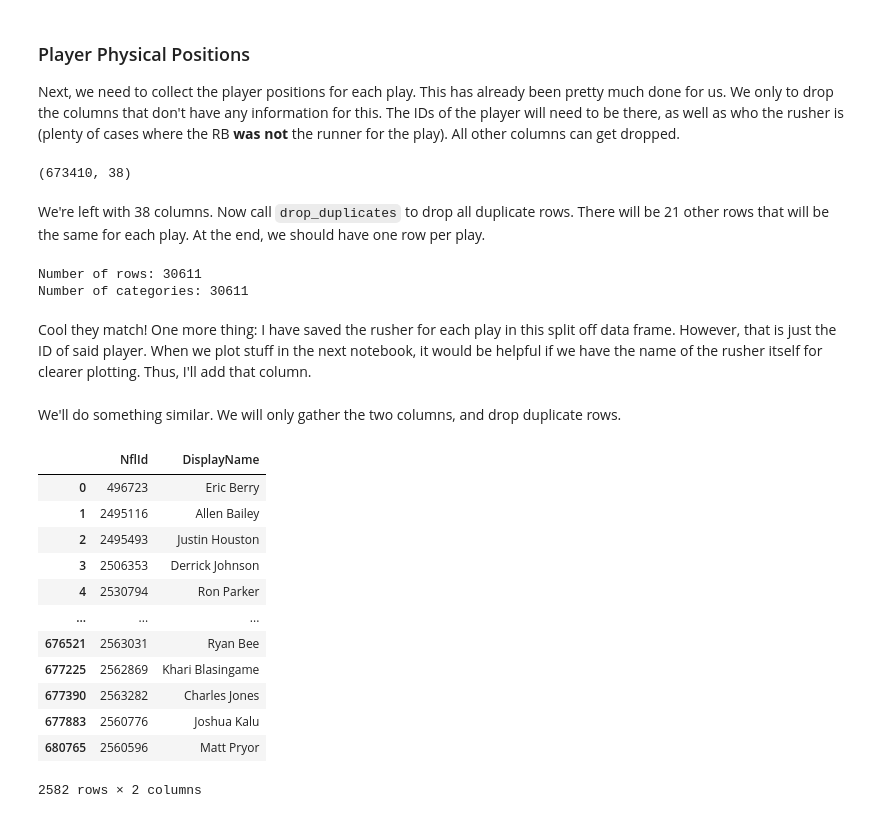
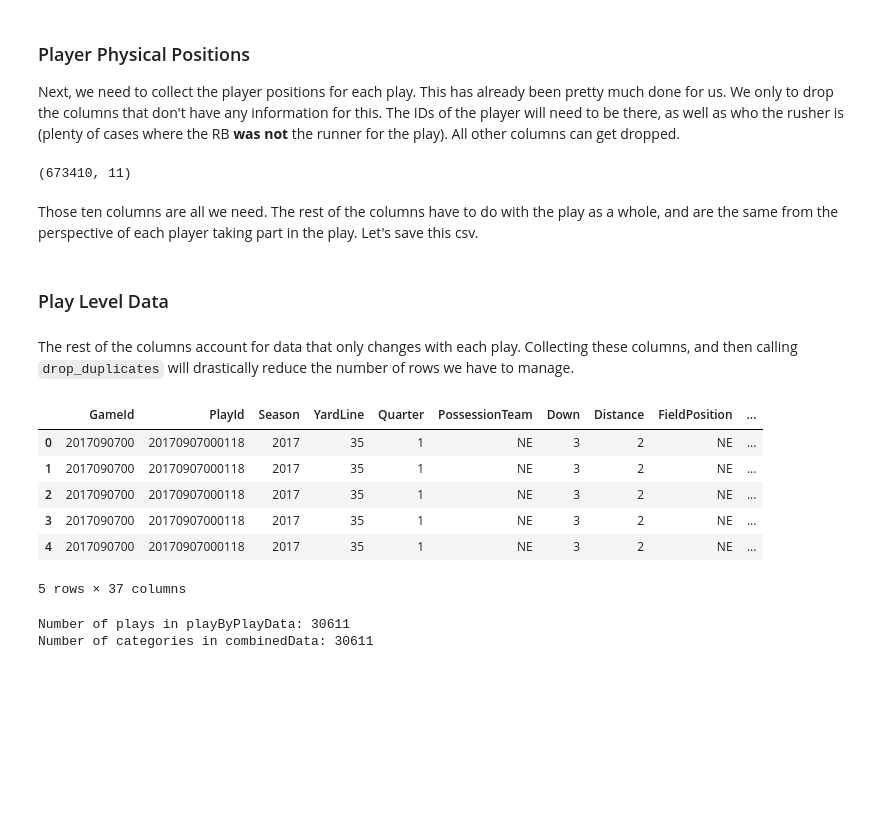
Before and after one commit to MughilM/Data-Science-Projects, a Jupyter notebook: NFL NextGen/1 - Data Cleaning.ipynb, the cells around one changed output. Saved outputs shown, nothing was run; the diff lists cells and outputs as text; code cells hidden in the pictures; blank space fills up the shorter version.

Commit message:
Added final section and conclusion of data cleaning

```diff
--- a/NFL NextGen/1 - Data Cleaning.ipynb
+++ b/NFL NextGen/1 - Data Cleaning.ipynb
@@ -370,13 +370,11 @@ playerChara.to_csv('./Data/playerData.csv')
 Next, we need to collect the player positions for each play. This has already been pretty much done for us. We only to drop the columns that don't have any information for this. The IDs of the player will need to be there, as well as who the rusher is (plenty of cases where the RB **was not** the runner for the play). All other columns can get dropped.
 # %%
 # Columns that differ player to player play to play...
-playerLevelCols = ['Team', 'X', 'Y', 'S', 'A', 'Dis', 'Orientation', 'Dir', 'NflId',
-                   'DisplayName', 'JerseyNumber', 'PlayerHeight', 'PlayerWeight',
-                   'PlayerBirthDate', 'PlayerCollegeName', 'Position']
+positionLevelCols = ['Team', 'X', 'Y', 'S', 'A', 'Dis', 'Orientation', 'Dir', 'NflId']
 # The rest of only differ from play to play...
-playByPlayData = combinedData.drop(columns=playerLevelCols)
-playByPlayData.shape
+positionData = combinedData[['GameId', 'PlayId'] + positionLevelCols]
+positionData.shape
 # %% [output]
-(673410, 38)
+(673410, 11)
-# %% [markdown]
-We're left with 38 columns. Now call `drop_duplicates` to drop all duplicate rows. There will be 21 other rows that will be the same for each play. At the end, we should have one row per play.
+# %% [markdown]
+Those ten columns are all we need. The rest of the columns have to do with the play as a whole, and are the same from the perspective of each player taking part in the play. Let's save this csv.
@@ -383,28 +383,25 @@ We're left with 38 columns. Now call `drop_duplicates` to drop all duplicate row
+# %% [markdown]
+### Play Level Data
+# %% [markdown]
+The rest of the columns account for data that only changes with each play. Collecting these columns, and then calling `drop_duplicates` will drastically reduce the number of rows we have to manage.
+# %%
+# Drop the columns in the preivous two data frames,
+# except for the game and play ID.
+# Add JerseyNumber and GameClock to the list because those wasn't dropped.
+playByPlayData = combinedData.drop(columns=positionLevelCols + playerCharaCols + ['JerseyNumber', 'GameClock'])
+playByPlayData.head()
+# %% [output]
+|  | GameId | PlayId | Season | YardLine | Quarter | PossessionTeam | Down | Distance | FieldPosition | ... |
+| 0 | 2017090700 | 20170907000118 | 2017 | 35 | 1 | NE | 3 | 2 | NE | ... |
+| 1 | 2017090700 | 20170907000118 | 2017 | 35 | 1 | NE | 3 | 2 | NE | ... |
+| 2 | 2017090700 | 20170907000118 | 2017 | 35 | 1 | NE | 3 | 2 | NE | ... |
+| 3 | 2017090700 | 20170907000118 | 2017 | 35 | 1 | NE | 3 | 2 | NE | ... |
+| 4 | 2017090700 | 20170907000118 | 2017 | 35 | 1 | NE | 3 | 2 | NE | ... |
+5 rows × 37 columns
 # %%
-playByPlayData = playByPlayData.drop_duplicates()
-print('Number of rows:', playByPlayData.shape[0])
-print('Number of categories:', len(combinedData.PlayId.cat.categories))
+# Sanity check
+print('Number of plays in playByPlayData:', playByPlayData.drop_duplicates().shape[0])
+print('Number of categories in combinedData:', len(combinedData.PlayId.cat.categories))
 # %% [output]
-Number of rows: 30611
-Number of categories: 30611
+Number of plays in playByPlayData: 30611
+Number of categories in combinedData: 30611
-# %% [markdown]
-Cool they match! One more thing: I have saved the rusher for each play in this split off data frame. However, that is just the ID of said player. When we plot stuff in the next notebook, it would be helpful if we have the name of the rusher itself for clearer plotting. Thus, I'll add that column.
-# %% [markdown]
-We'll do something similar. We will only gather the two columns, and drop duplicate rows.
-# %%
-playerIdName = combinedData[['NflId', 'DisplayName']]
-playerIdName.drop_duplicates()
-# %% [output]
-|  | NflId | DisplayName |
-| 0 | 496723 | Eric Berry |
-| 1 | 2495116 | Allen Bailey |
-| 2 | 2495493 | Justin Houston |
-| 3 | 2506353 | Derrick Johnson |
-| 4 | 2530794 | Ron Parker |
-| ... | ... | ... |
-| 676521 | 2563031 | Ryan Bee |
-| 677225 | 2562869 | Khari Blasingame |
-| 677390 | 2563282 | Charles Jones |
-| 677883 | 2560776 | Joshua Kalu |
-| 680765 | 2560596 | Matt Pryor |
-2582 rows × 2 columns
```
Also changed, not shown: parts of 6 cells of this notebook.
